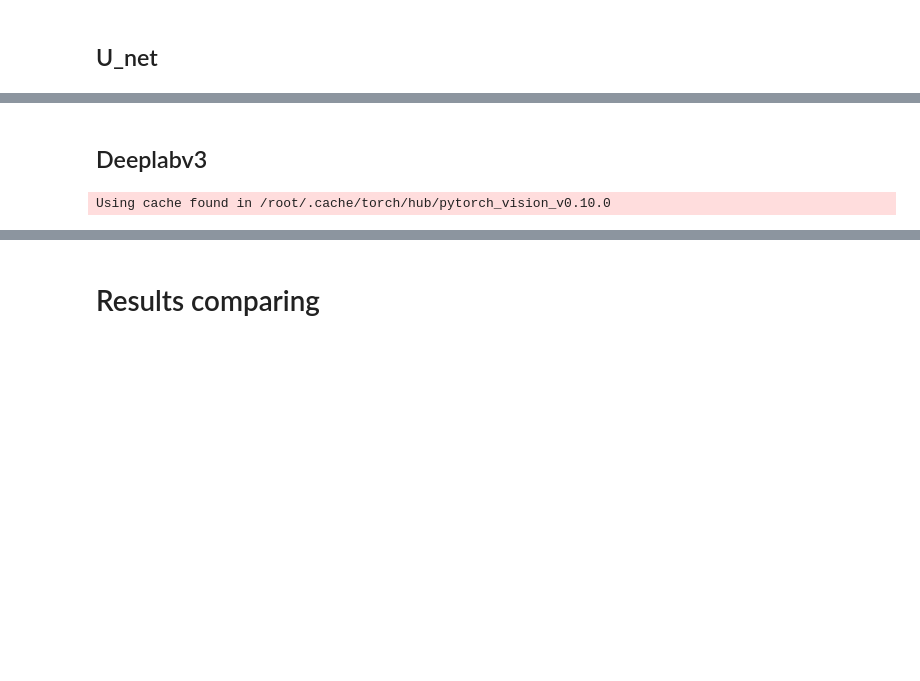
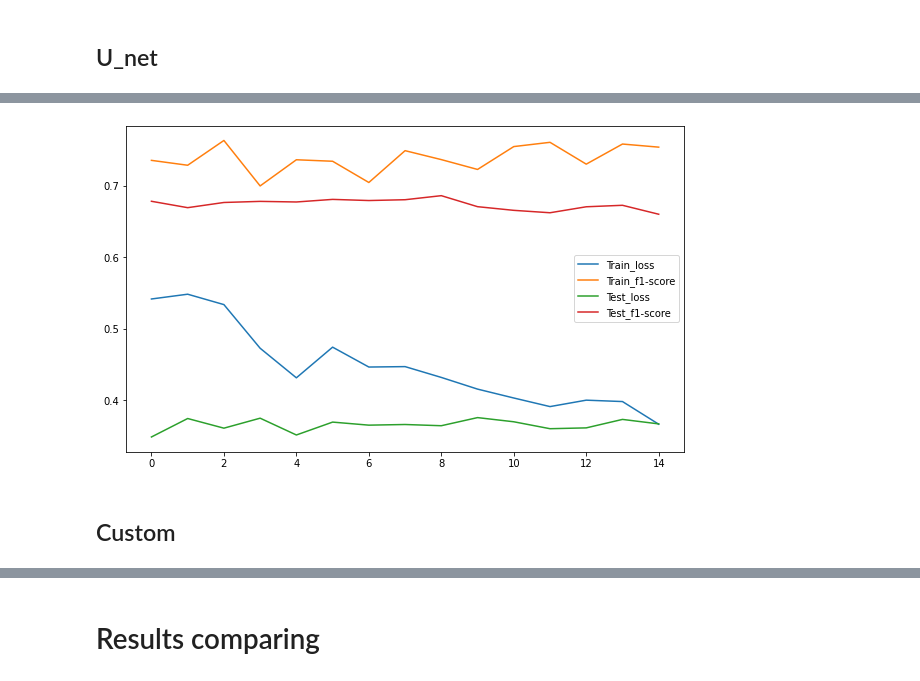
Before and after one commit to IOBananaOI/Flood_area_segmentation, a Jupyter notebook: Flood_area_segmentation.ipynb, the cells around one changed output, grey strips where cells are left out. Drawn from its saved outputs; the diff is of its cells as text; code cells hidden in the pictures; blank space fills up the shorter version.

```diff
--- a/Flood_area_segmentation.ipynb
+++ b/Flood_area_segmentation.ipynb
@@ -145,2 +182,17 @@ def train(model, dataloader, loss_fn, optim, scheduler, epochs=epochs):
+# %%
+def show_results(model_results):
+    train = model_results["Train"]
+    test = model_results["Test"]
+    metric = list(model_results["Train"].keys())[1]
+    epoch_range = range(epochs)
+
+    plt.figure(figsize=(10, 6))
+    for phase in ["Train", "Test"]:
+        data = train if phase == "Train" else test
+        plt.plot(epoch_range, data["Loss"], label=f"{phase}_loss")
+        plt.plot(epoch_range, data[metric], label=f"{phase}_{metric}")
+
+    plt.legend()
+    plt.show()
 # %% [markdown]
 ## U_net
@@ -176,6 +239,6 @@ Model state saved with the best loss: 0.0000
+# %%
+show_results(unet_results)
+# %% [output]
+[figure, added]
 # %% [markdown]
-## Deeplabv3
+## Custom
-# %%
-deeplabv3 = torch.hub.load('pytorch/vision:v0.10.0', 'deeplabv3_resnet50', pretrained=True)
-# %% [output]
-Using cache found in /root/.cache/torch/hub/pytorch_vision_v0.10.0
```
Also changed, not shown: parts of 26 cells of this notebook.
